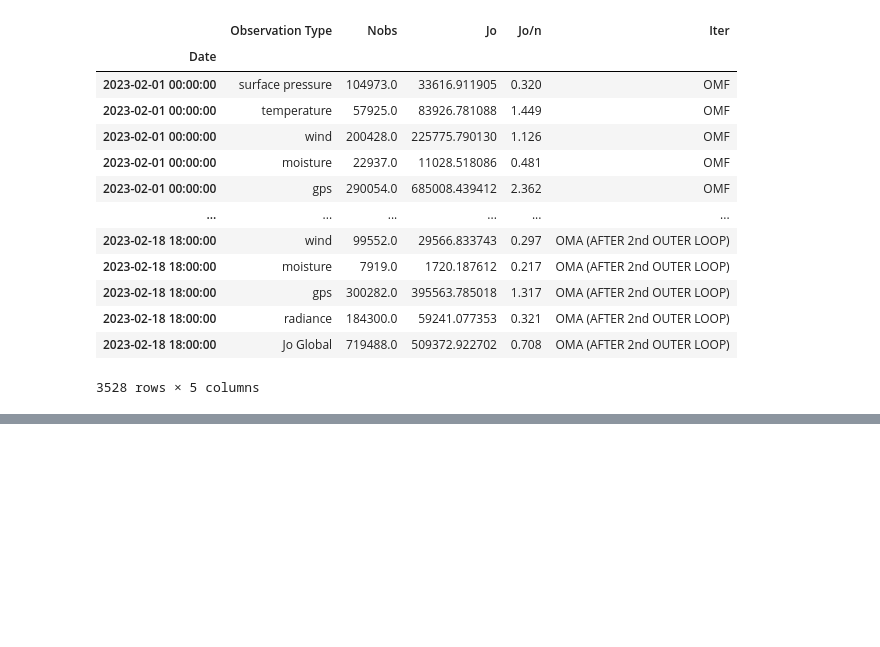
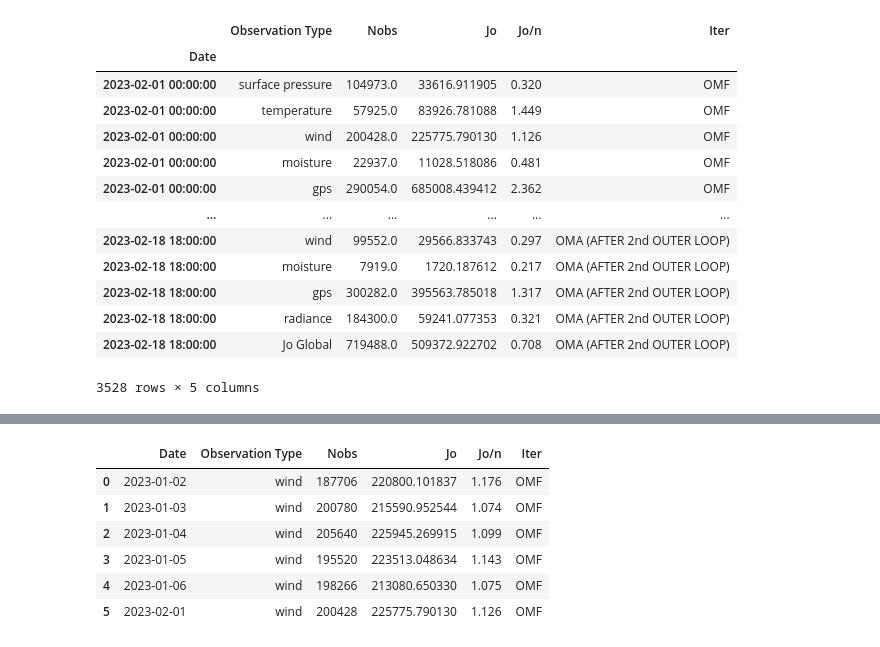
Before and after one commit to GAD-DIMNT-CPTEC/SMNA-Dashboard-Jo, a Jupyter notebook: SMNA-Dashboard_load_files_create_dataframe_save.ipynb, the cells around one changed output, grey strips where cells are left out. Cells and saved outputs as stored; diff of their text form; code cells hidden in the pictures; blank space fills up the shorter version.

```diff
--- a/SMNA-Dashboard_load_files_create_dataframe_save.ipynb
+++ b/SMNA-Dashboard_load_files_create_dataframe_save.ipynb
@@ -393,0 +411,10 @@ df_preOper.set_index(['Date']).loc['2023-02-01':'2023-02-18']
+# %%
+df_preOper.loc[df_preOper['Observation Type'] == 'wind'].loc[df_preOper['Iter'] == 'OMF'].set_index('Date').loc['2023-01-01':'2023-02-01'].at_time(str('00:00:00')).reset_index(drop=False)
+# %% [output]
+|  | Date | Observation Type | Nobs | Jo | Jo/n | Iter |
+| 0 | 2023-01-02 | wind | 187706 | 220800.101837 | 1.176 | OMF |
+| 1 | 2023-01-03 | wind | 200780 | 215590.952544 | 1.074 | OMF |
+| 2 | 2023-01-04 | wind | 205640 | 225945.269915 | 1.099 | OMF |
+| 3 | 2023-01-05 | wind | 195520 | 223513.048634 | 1.143 | OMF |
+| 4 | 2023-01-06 | wind | 198266 | 213080.650330 | 1.075 | OMF |
+| 5 | 2023-02-01 | wind | 200428 | 225775.790130 | 1.126 | OMF |
```
Also changed, not shown: parts of 3 cells of this notebook, 5 other files.
